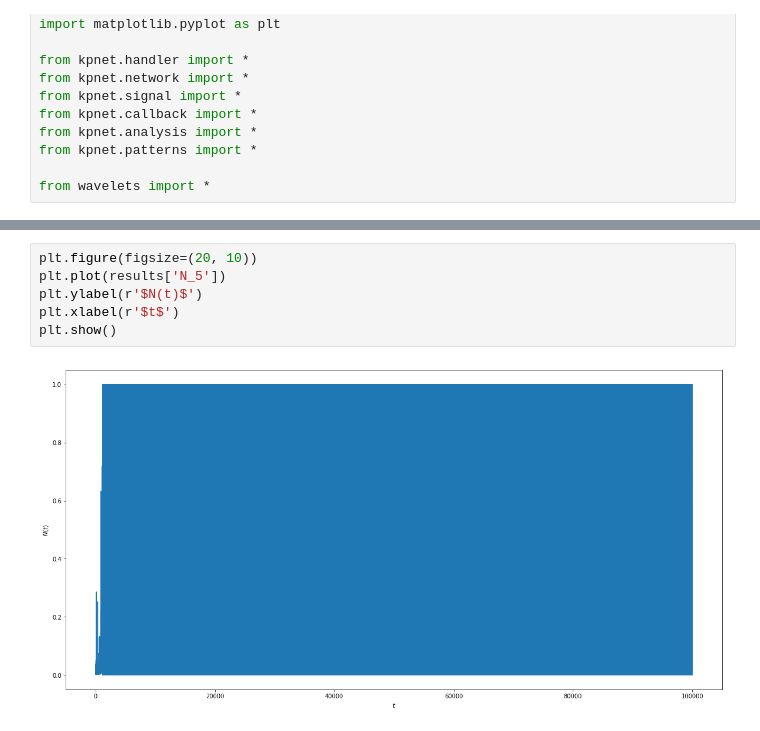
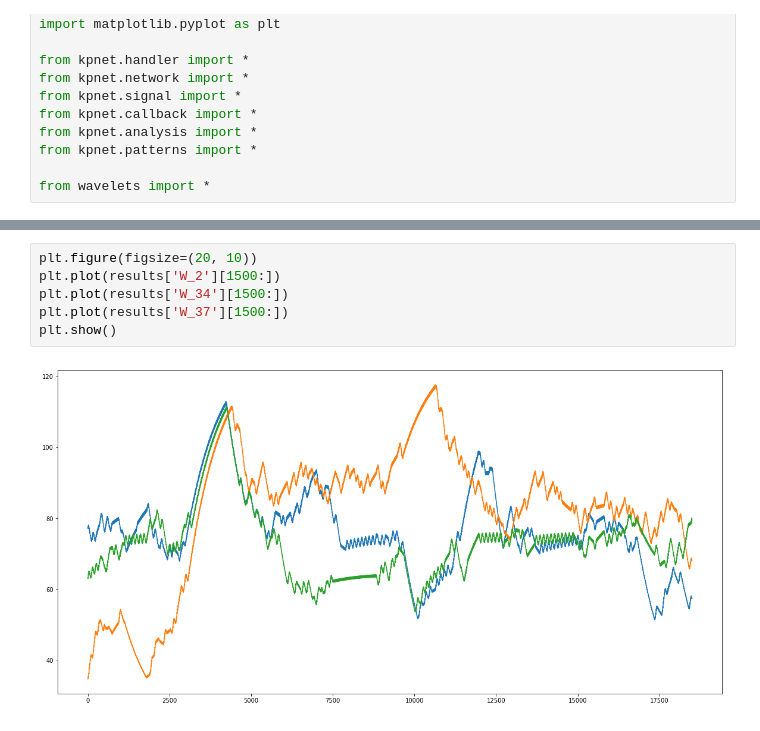
Before and after one commit to dkaravaev/neurodyn, a Jupyter notebook: Original.ipynb, the cells around one changed output, grey strips where cells are left out. Cells and saved outputs as stored; diff of their text form.

```diff
--- a/Original.ipynb
+++ b/Original.ipynb
@@ -42,8 +72,8 @@ Wall time: 15.9 s
 # %%
 plt.figure(figsize=(20, 10))
-plt.plot(results['N_5'])
-plt.ylabel(r'$N(t)$')
-plt.xlabel(r'$t$')
+plt.plot(results['W_2'][1500:])
+plt.plot(results['W_34'][1500:])
+plt.plot(results['W_37'][1500:])
 plt.show()
 # %% [output]
-[figure, old version]
+[figure, new version]
```
Also changed, not shown: parts of 8 cells of this notebook.
